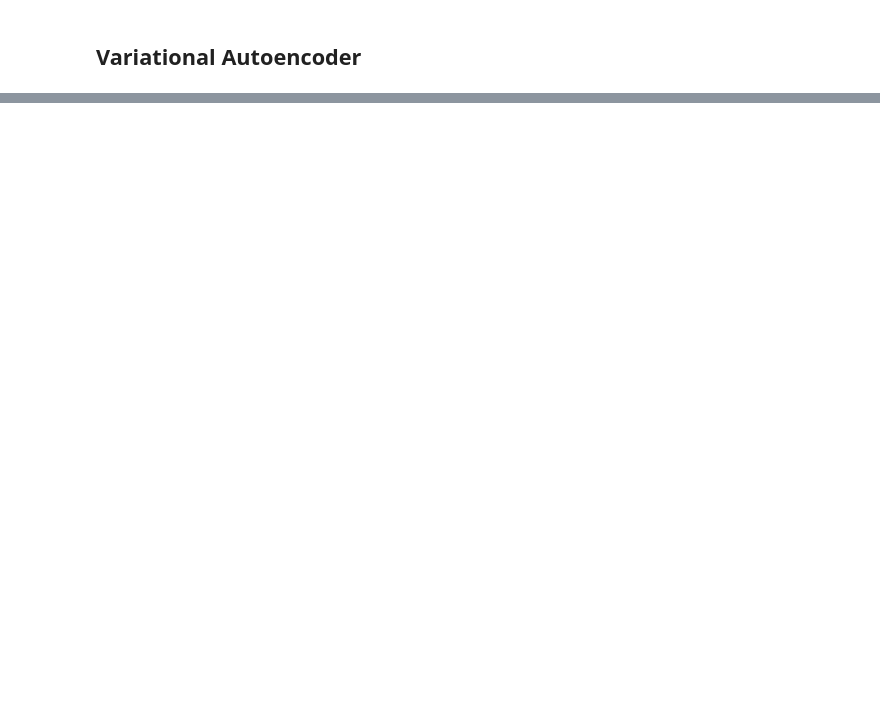
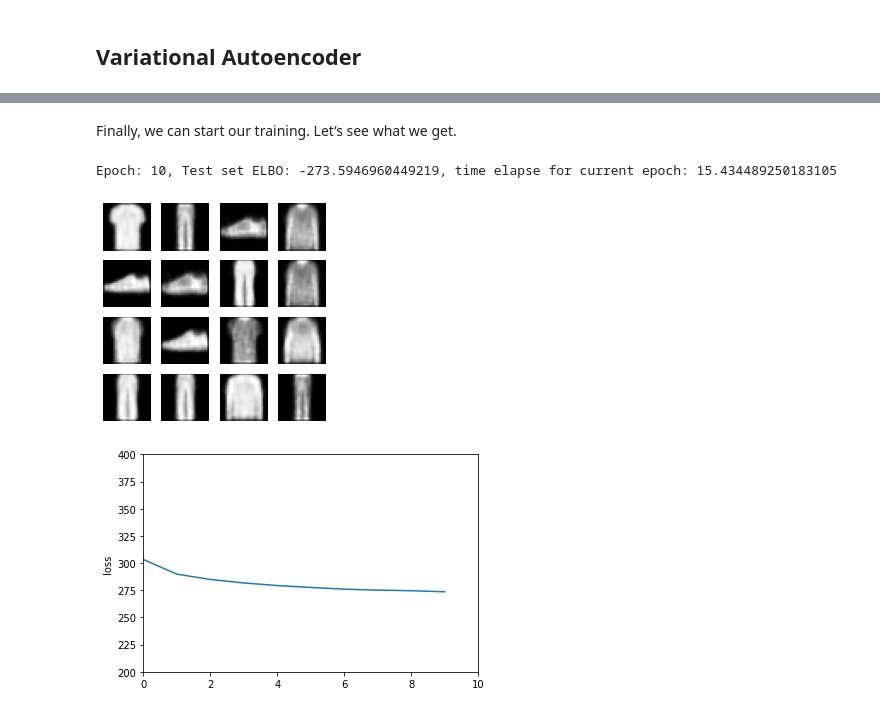
Before and after one commit to Maxoz99/ANNs-TensorFlow, a Jupyter notebook: Homework07/homework07.ipynb, the cells around one changed output, grey strips where cells are left out. Cells and saved outputs as stored; diff of their text form; code cells hidden in the pictures; blank space fills up the shorter version.

```diff
--- a/Homework07/homework07.ipynb
+++ b/Homework07/homework07.ipynb
@@ -199,0 +393,49 @@ TODO:
+# %%
+epochs = 10
+# set the dimensionality of the latent space to a plane for visualization later
+latent_dim = 2
+num_examples_to_generate = 16
+
+# keeping the random vector constant for generation (prediction) so
+# it will be easier to see the improvement.
+random_vector_for_generation = tf.random.normal(
+    shape=[num_examples_to_generate, latent_dim])
+var_model = Var_Autoencoder(latent_dim)
+# %%
+# Pick a sample of the test set for generating output images
+assert batch_size >= num_examples_to_generate
+for test_batch in test_data.take(1):
+    test_sample = test_batch[0:num_examples_to_generate, :, :, :]
+# %% [markdown]
+Finally, we can start our training. Let’s see what we get.
+# %%
+import time
+from IPython import display
+from IPython.display import clear_output
+generate_and_save_images(var_model, 0, test_sample)
+train_losses = []
+
+for epoch in range(1, epochs + 1):
+    start_time = time.time()
+    for train_x in train_data:
+        train_step_2(var_model, train_x, optimizer)
+    end_time = time.time()
+
+    loss = tf.keras.metrics.Mean()
+    for test_x in test_data:
+        mean_loss = loss(compute_loss(var_model, test_x))
+    train_losses.append(mean_loss)
+    elbo = -loss.result()
+    display.clear_output(wait=False)
+    print('Epoch: {}, Test set ELBO: {}, time elapse for current epoch: {}'
+        .format(epoch, elbo, end_time - start_time))
+    generate_and_save_images(var_model, epoch, test_sample)
+
+    plt.ylabel('loss')
+    plt.plot(train_losses)
+    plt.axis([0,epoch,200,400])
+    plt.show()
+# %% [output]
+Epoch: 10, Test set ELBO: -273.5946960449219, time elapse for current epoch: 15.434489250183105
+[figure, added]
+[figure, added]
```
Also changed, not shown: parts of 33 cells of this notebook.
